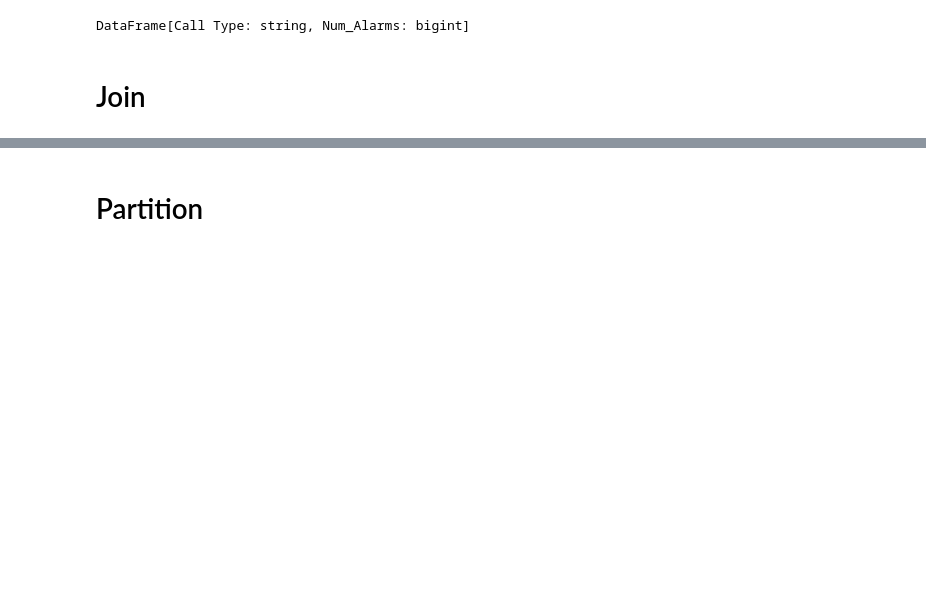
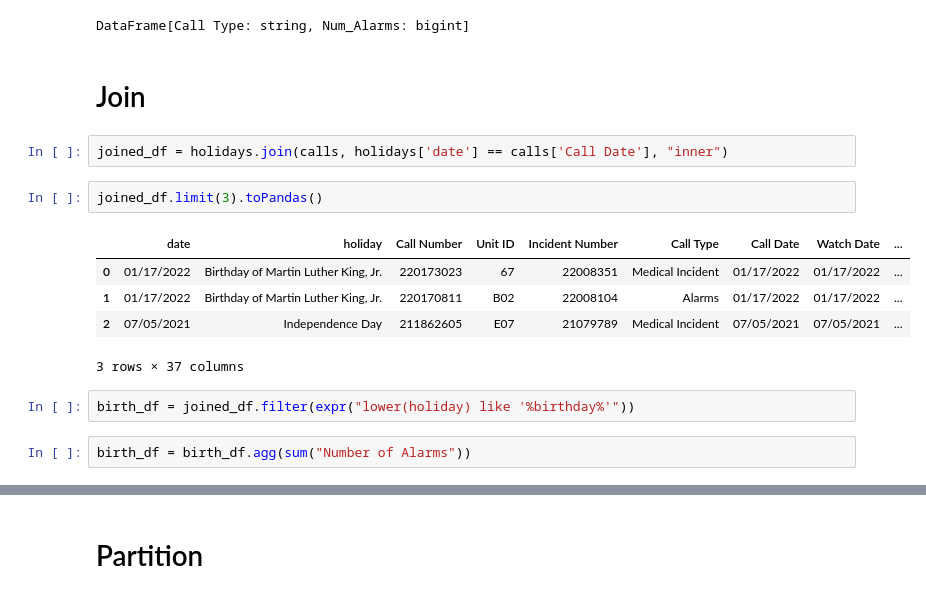
Before and after one commit to tareqmahmood/cs744-sp25-a1, a Jupyter notebook: src/one.ipynb, the cells around one changed output, grey strips where cells are left out. Drawn from its saved outputs; the diff is of its cells as text; blank space fills up the shorter version.

```diff
--- a/src/one.ipynb
+++ b/src/one.ipynb
@@ -174,3 +174,17 @@ calls_grouped.unpersist()
 DataFrame[Call Type: string, Num_Alarms: bigint]
 # %% [markdown]
 # Join
+# %%
+joined_df = holidays.join(calls, holidays['date'] == calls['Call Date'], "inner")
+# %%
+joined_df.limit(3).toPandas()
+# %% [output]
+|  | date | holiday | Call Number | Unit ID | Incident Number | Call Type | Call Date | Watch Date | ... |
+| 0 | 01/17/2022 | Birthday of Martin Luther King, Jr. | 220173023 | 67 | 22008351 | Medical Incident | 01/17/2022 | 01/17/2022 | ... |
+| 1 | 01/17/2022 | Birthday of Martin Luther King, Jr. | 220170811 | B02 | 22008104 | Alarms | 01/17/2022 | 01/17/2022 | ... |
+| 2 | 07/05/2021 | Independence Day | 211862605 | E07 | 21079789 | Medical Incident | 07/05/2021 | 07/05/2021 | ... |
+3 rows × 37 columns
+# %%
+birth_df = joined_df.filter(expr("lower(holiday) like '%birthday%'"))
+# %%
+birth_df = birth_df.agg(sum("Number of Alarms"))
```
Also changed, not shown: parts of 32 cells of this notebook.
